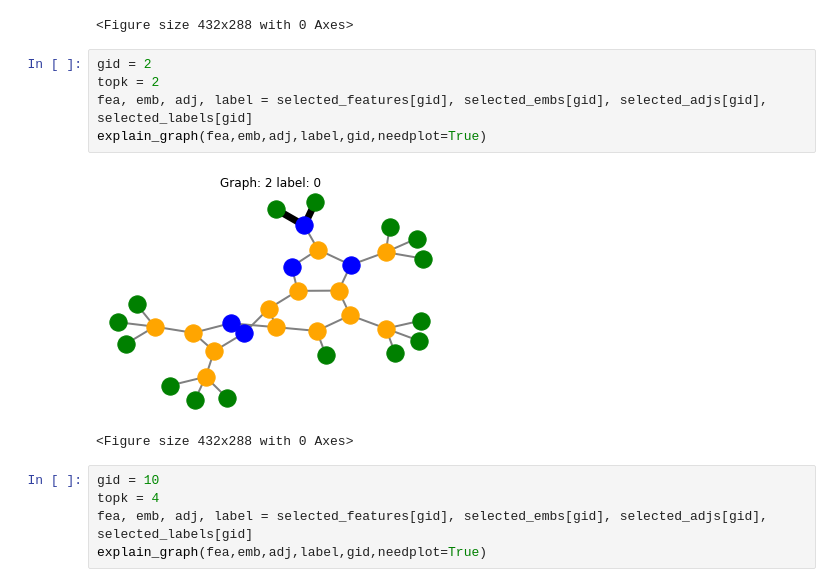
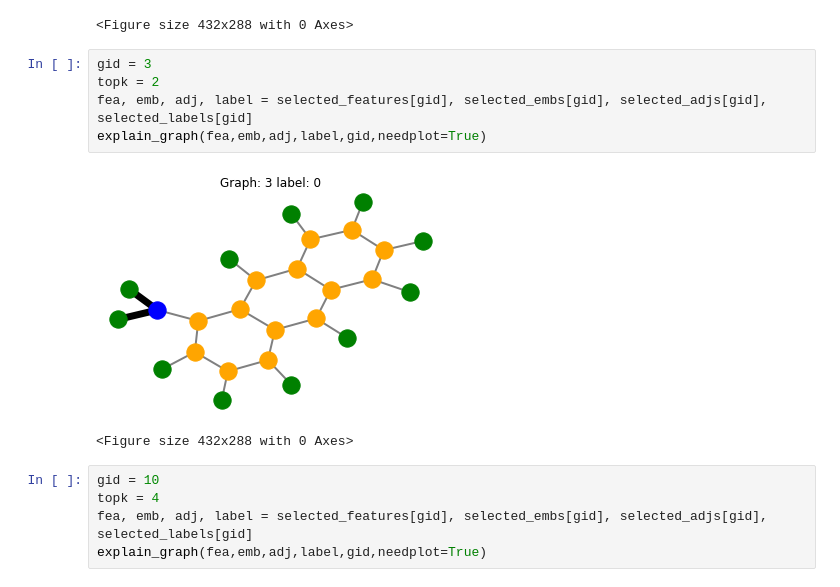
Before and after one commit to flyingdoog/PGExplainer, a Jupyter notebook: MUTAG.ipynb, the cells around one changed output. Cells and saved outputs as stored; diff of their text form.

```diff
--- a/MUTAG.ipynb
+++ b/MUTAG.ipynb
@@ -215,12 +215,12 @@ explain_graph(fea,emb,adj,label,gid,needplot=True)
 [figure]
 <Figure size 432x288 with 0 Axes>
 # %%
-gid = 2
+gid = 3
 topk = 2
 fea, emb, adj, label = selected_features[gid], selected_embs[gid], selected_adjs[gid], selected_labels[gid]
 explain_graph(fea,emb,adj,label,gid,needplot=True)
 # %% [output]
-[figure, old version]
+[figure, new version]
 <Figure size 432x288 with 0 Axes>
 # %%
 gid = 10
```
Also changed, not shown: parts of 3 cells of this notebook.
